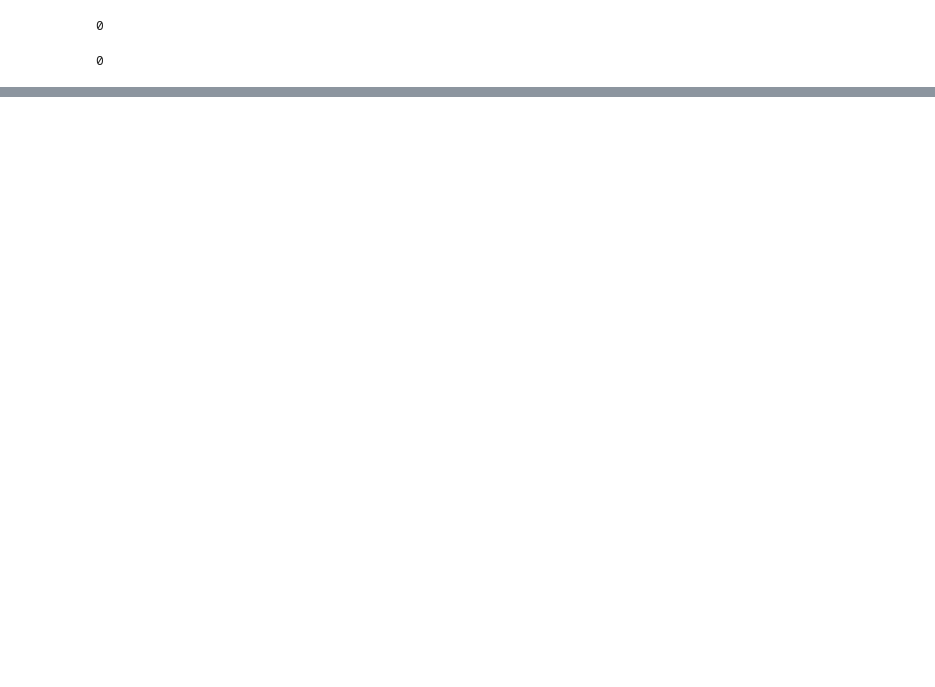
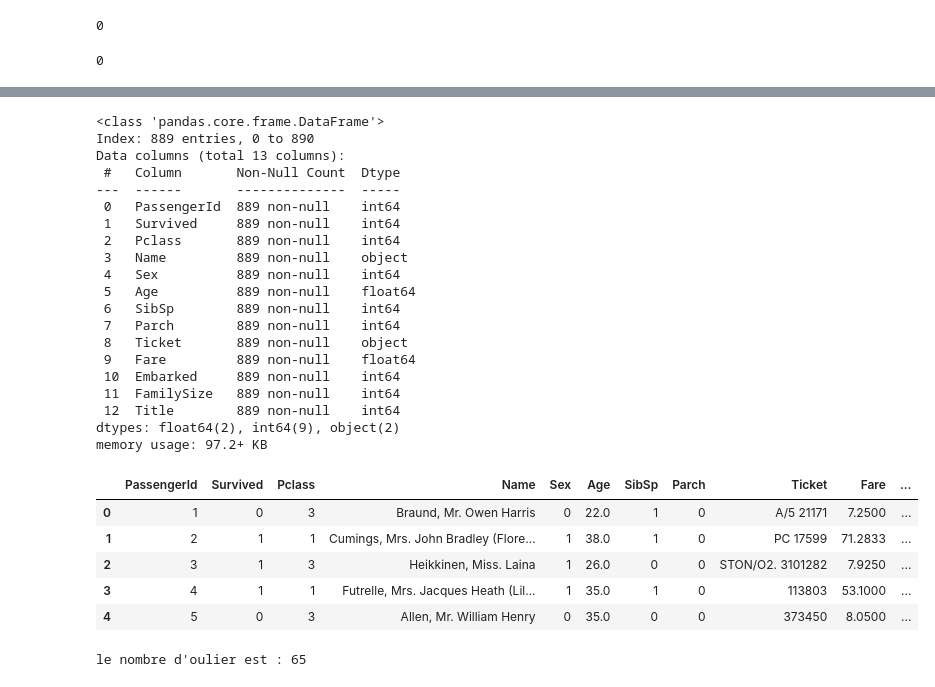
Before and after one commit to VictorBld/Bootcamp_GenAI, a Jupyter notebook: W2/D3/W2D3.ipynb, the cells around one changed output, grey strips where cells are left out. Cells and saved outputs as stored; diff of their text form; code cells hidden in the pictures; blank space fills up the shorter version.

```diff
--- a/W2/D3/W2D3.ipynb
+++ b/W2/D3/W2D3.ipynb
@@ -23,0 +206,9 @@ print(train.duplicated().sum())
+# %%
+title_mapping = {
+    "Mr": "Mr", "Mrs": "Mrs", "Miss": "Miss", "Master": "Master",
+    "Dr": "Rare", "Rev": "Rare", "Col": "Rare", "Major": "Rare",
+    "Mlle": "Miss", "Ms": "Miss", "Mme": "Mrs", "Countess": "Rare",
+    "Lady": "Rare", "Sir": "Rare", "Jonkheer": "Rare", "Don": "Rare", "Capt": "Rare"
+}
+train_filled["Title"] = train_filled["Title"].map(title_mapping)
+train_filled["Title"].value_counts()
@@ -23,0 +224,3 @@ print(train.duplicated().sum())
+# %%
+train_filled["Sex"]=train_filled["Sex"].map({"male" : 0, "female" : 1})
+train_filled["Sex"].value_counts()
@@ -23,0 +233,3 @@ print(train.duplicated().sum())
+# %%
+from sklearn.preprocessing import LabelEncoder
+train_filled["Title"] = LabelEncoder().fit_transform(train_filled["Title"])
@@ -23,0 +248,4 @@ print(train.duplicated().sum())
+# %%
+train_filled["Embarked"].value_counts()
+train_filled["Embarked"]=train_filled["Embarked"].map({"S" : 0, "C" : 1, "Q" : 2})
+train_filled["Embarked"].value_counts()
@@ -23,0 +259,30 @@ print(train.duplicated().sum())
+# %%
+train_filled.info()
+train_filled.head()
+# %% [output]
+<class 'pandas.core.frame.DataFrame'>
+Index: 889 entries, 0 to 890
+Data columns (total 13 columns):
+ #   Column       Non-Null Count  Dtype
+---  ------       --------------  -----
+ 0   PassengerId  889 non-null    int64
+ 1   Survived     889 non-null    int64
+ 2   Pclass       889 non-null    int64
+ 3   Name         889 non-null    object
+ 4   Sex          889 non-null    int64
+ 5   Age          889 non-null    float64
+ 6   SibSp        889 non-null    int64
+ 7   Parch        889 non-null    int64
+ 8   Ticket       889 non-null    object
+ 9   Fare         889 non-null    float64
+ 10  Embarked     889 non-null    int64
+ 11  FamilySize   889 non-null    int64
+ 12  Title        889 non-null    int64
+dtypes: float64(2), int64(9), object(2)
+memory usage: 97.2+ KB
+|  | PassengerId | Survived | Pclass | Name | Sex | Age | SibSp | Parch | Ticket | Fare | ... |
+| 0 | 1 | 0 | 3 | Braund, Mr. Owen Harris | 0 | 22.0 | 1 | 0 | A/5 21171 | 7.2500 | ... |
+| 1 | 2 | 1 | 1 | Cumings, Mrs. John Bradley (Flore... | 1 | 38.0 | 1 | 0 | PC 17599 | 71.2833 | ... |
+| 2 | 3 | 1 | 3 | Heikkinen, Miss. Laina | 1 | 26.0 | 0 | 0 | STON/O2. 3101282 | 7.9250 | ... |
+| 3 | 4 | 1 | 1 | Futrelle, Mrs. Jacques Heath (Lil... | 1 | 35.0 | 1 | 0 | 113803 | 53.1000 | ... |
+| 4 | 5 | 0 | 3 | Allen, Mr. William Henry | 0 | 35.0 | 0 | 0 | 373450 | 8.0500 | ... |
@@ -23,0 +297,4 @@ print(train.duplicated().sum())
+# %%
+print(f"le nombre d'oulier est : {outlier.shape[0]}")
+# %% [output]
+le nombre d'oulier est : 65
```
Also changed, not shown: parts of 25 cells of this notebook, 4 other files.
